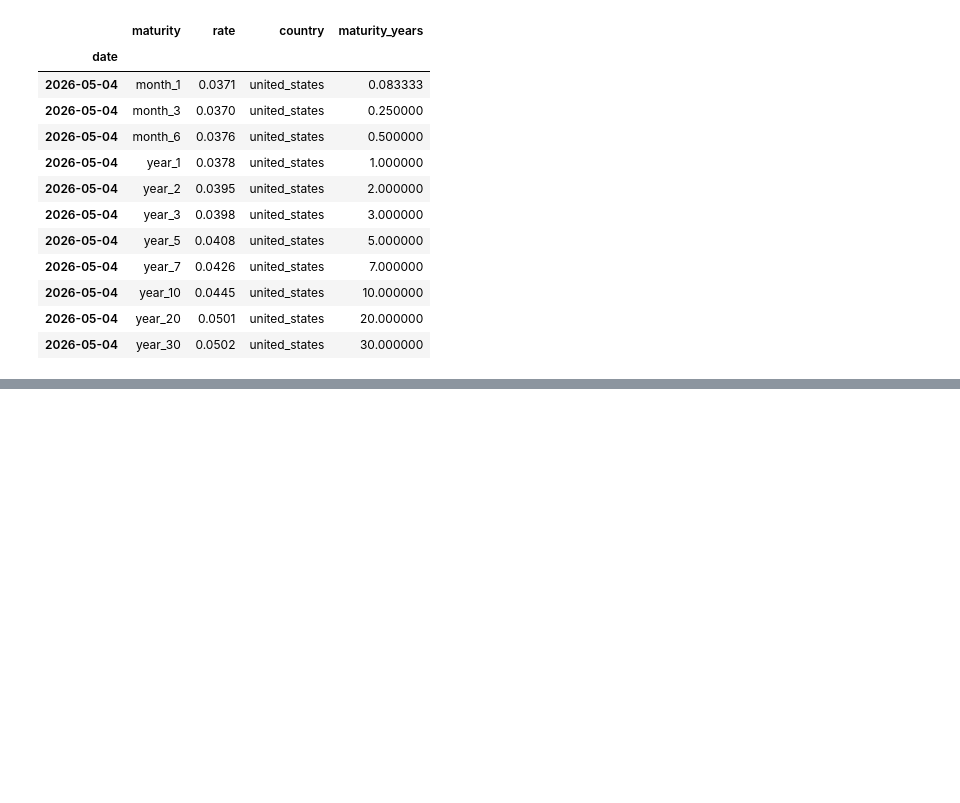
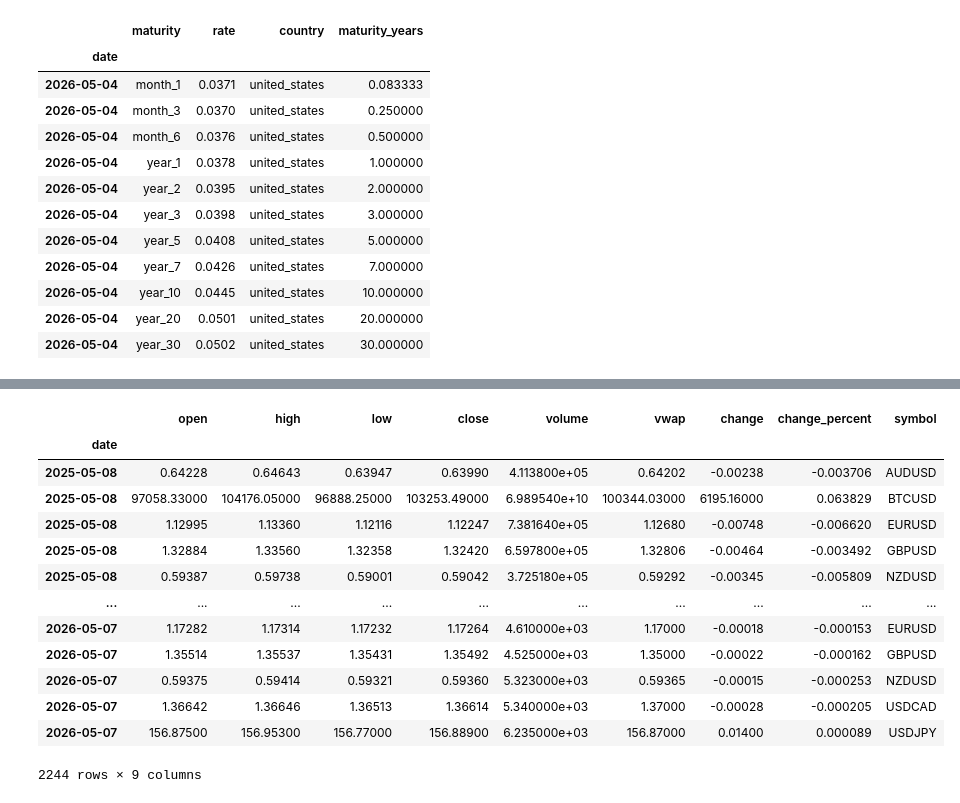
Before and after one commit to dkunyoon/dashboard, a Jupyter notebook: import_market_data.ipynb, the cells around one changed output, grey strips where cells are left out. Drawn from its saved outputs; the diff is of its cells as text; code cells hidden in the pictures; blank space fills up the shorter version.

```diff
--- a/import_market_data.ipynb
+++ b/import_market_data.ipynb
@@ -109,0 +208,3 @@ obb.news.company(symbol="PLTR", provider="yfinance").to_df()
+# %%
+# FMP API Key 설정
+obb.user.credentials.fmp_api_key = "mzsuf15uPZXSSp1V6TUuWeQyyWRkPIJL"
@@ -109,0 +271,25 @@ obb.news.company(symbol="PLTR", provider="yfinance").to_df()
+# %%
+# FMP 무료 플랜 - 가능한 페어 historical data 일괄 조회
+free_pairs = ["EURUSD", "GBPUSD", "USDJPY", "AUDUSD", "USDCAD", "NZDUSD", "BTCUSD"]
+
+df_hist_fmp = obb.currency.price.historical(
+    symbol=",".join(free_pairs),
+    provider="fmp"
+).to_df()
+
+df_hist_fmp
+# %% [output]
+|  | open | high | low | close | volume | vwap | change | change_percent | symbol |
+| date |  |  |  |  |  |  |  |  |  |
+| 2025-05-08 | 0.64228 | 0.64643 | 0.63947 | 0.63990 | 4.113800e+05 | 0.64202 | -0.00238 | -0.003706 | AUDUSD |
+| 2025-05-08 | 97058.33000 | 104176.05000 | 96888.25000 | 103253.49000 | 6.989540e+10 | 100344.03000 | 6195.16000 | 0.063829 | BTCUSD |
+| 2025-05-08 | 1.12995 | 1.13360 | 1.12116 | 1.12247 | 7.381640e+05 | 1.12680 | -0.00748 | -0.006620 | EURUSD |
+| 2025-05-08 | 1.32884 | 1.33560 | 1.32358 | 1.32420 | 6.597800e+05 | 1.32806 | -0.00464 | -0.003492 | GBPUSD |
+| 2025-05-08 | 0.59387 | 0.59738 | 0.59001 | 0.59042 | 3.725180e+05 | 0.59292 | -0.00345 | -0.005809 | NZDUSD |
+| ... | ... | ... | ... | ... | ... | ... | ... | ... | ... |
+| 2026-05-07 | 1.17282 | 1.17314 | 1.17232 | 1.17264 | 4.610000e+03 | 1.17000 | -0.00018 | -0.000153 | EURUSD |
+| 2026-05-07 | 1.35514 | 1.35537 | 1.35431 | 1.35492 | 4.525000e+03 | 1.35000 | -0.00022 | -0.000162 | GBPUSD |
+| 2026-05-07 | 0.59375 | 0.59414 | 0.59321 | 0.59360 | 5.323000e+03 | 0.59365 | -0.00015 | -0.000253 | NZDUSD |
+| 2026-05-07 | 1.36642 | 1.36646 | 1.36513 | 1.36614 | 5.340000e+03 | 1.37000 | -0.00028 | -0.000205 | USDCAD |
+| 2026-05-07 | 156.87500 | 156.95300 | 156.77000 | 156.88900 | 6.235000e+03 | 156.87000 | 0.01400 | 0.000089 | USDJPY |
+2244 rows × 9 columns
```
Also changed, not shown: parts of 19 cells of this notebook, 2 other files.
